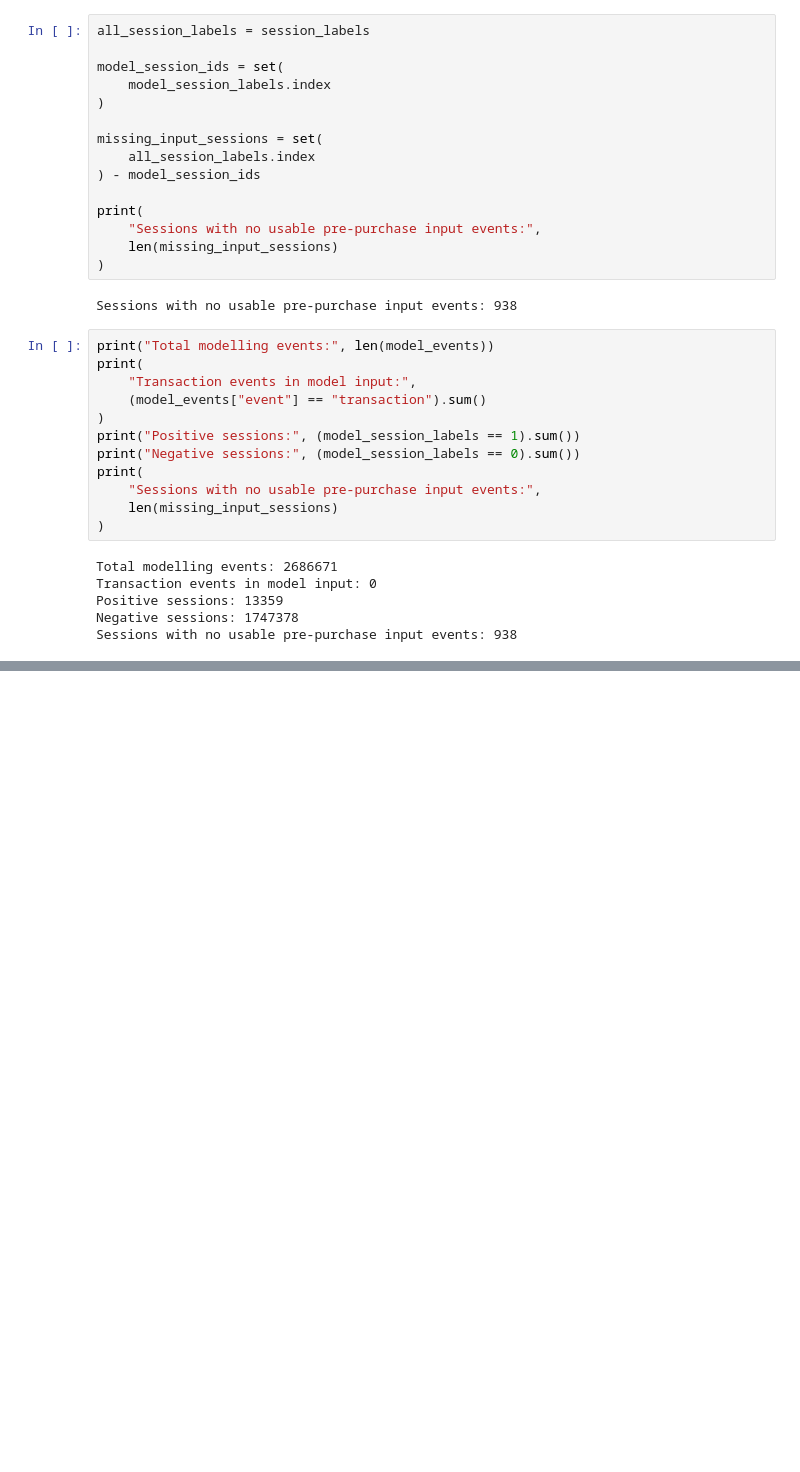
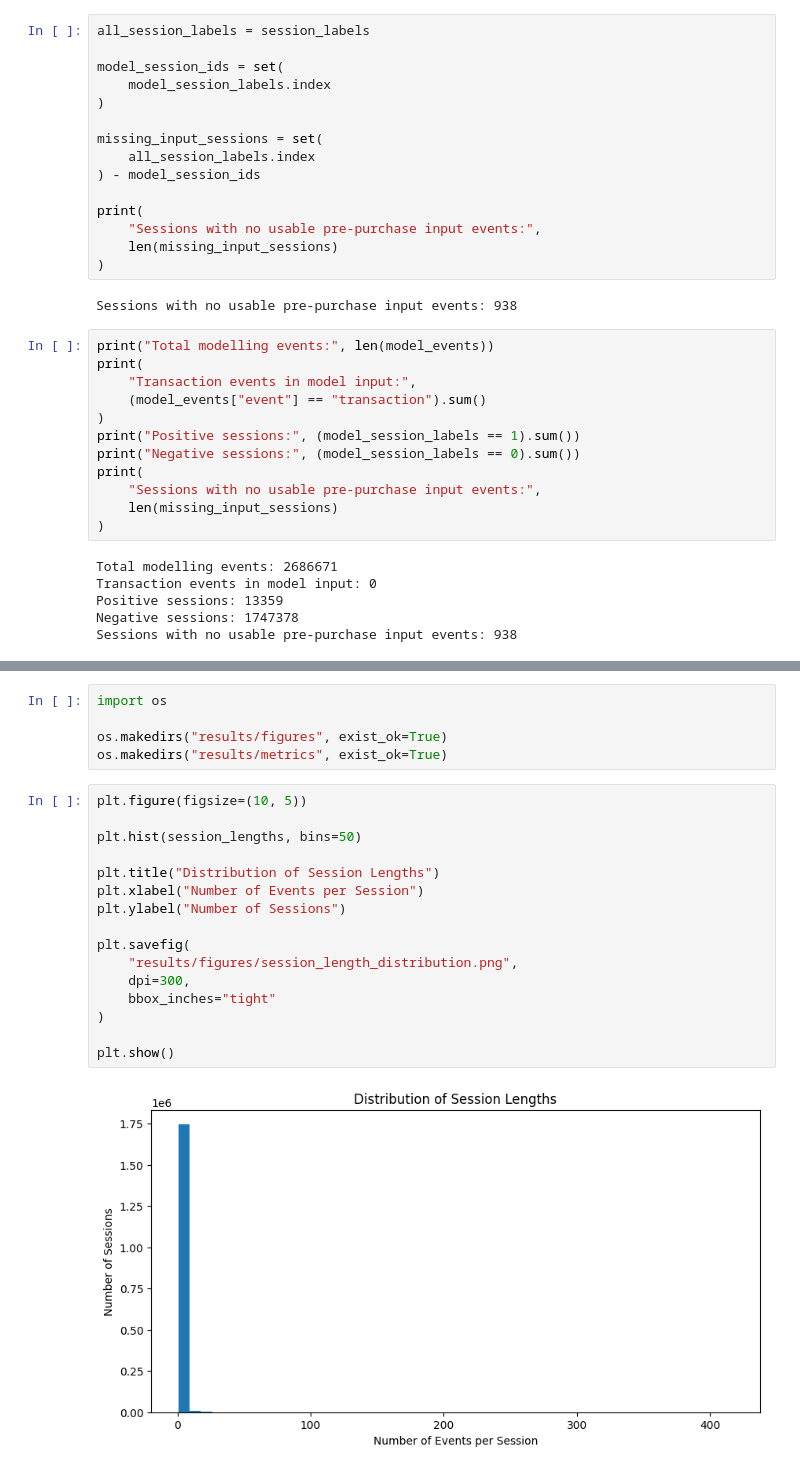
Before and after one commit to keshiniPaul/Ecommerce-purchase-prediction-DeepLearning, a Jupyter notebook: notebooks/Transformer_RetailRocket_Keshini.ipynb, the cells around one changed output, grey strips where cells are left out. Saved outputs shown, nothing was run; the diff lists cells and outputs as text; blank space fills up the shorter version.

```diff
--- a/notebooks/Transformer_RetailRocket_Keshini.ipynb
+++ b/notebooks/Transformer_RetailRocket_Keshini.ipynb
@@ -884,0 +1073,23 @@ Sessions with no usable pre-purchase input events: 938
+# %%
+import os
+
+os.makedirs("results/figures", exist_ok=True)
+os.makedirs("results/metrics", exist_ok=True)
+# %%
+plt.figure(figsize=(10, 5))
+
+plt.hist(session_lengths, bins=50)
+
+plt.title("Distribution of Session Lengths")
+plt.xlabel("Number of Events per Session")
+plt.ylabel("Number of Sessions")
+
+plt.savefig(
+    "results/figures/session_length_distribution.png",
+    dpi=300,
+    bbox_inches="tight"
+)
+
+plt.show()
+# %% [output]
+[figure, added]
```
Also changed, not shown: parts of 19 cells of this notebook.
